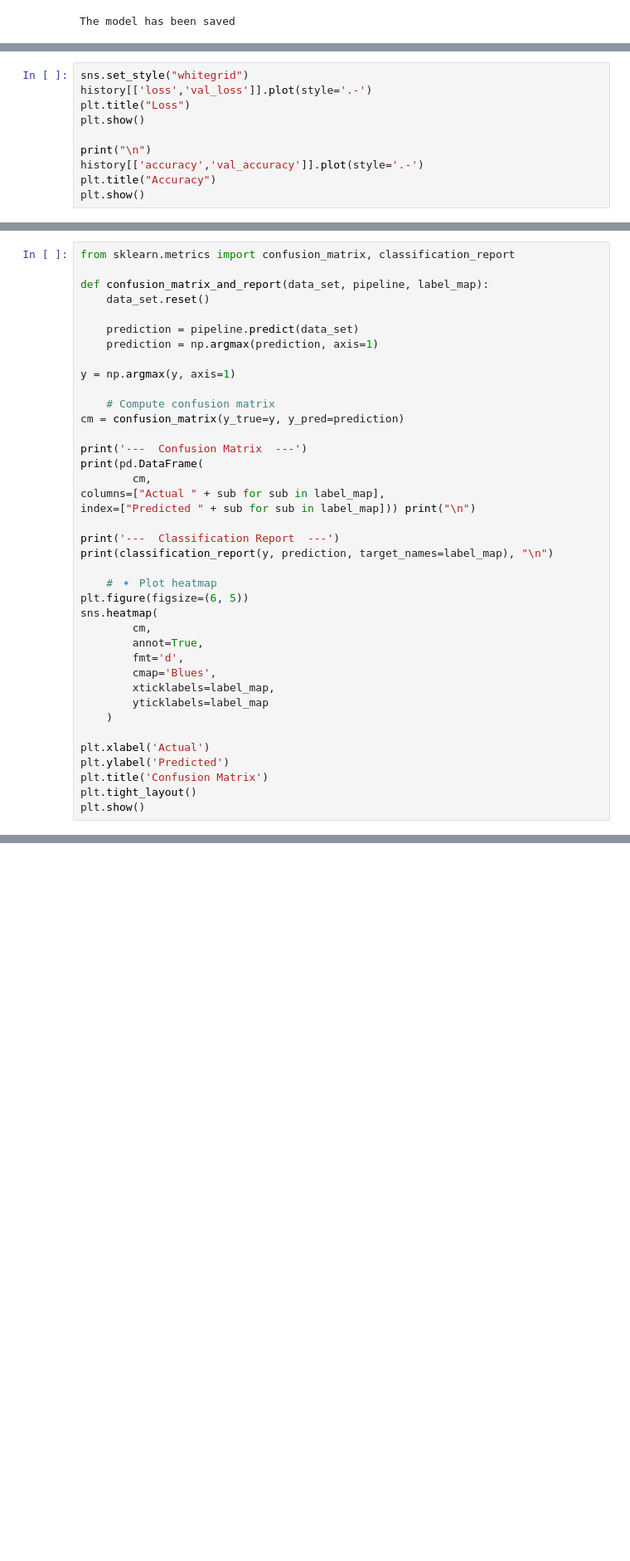
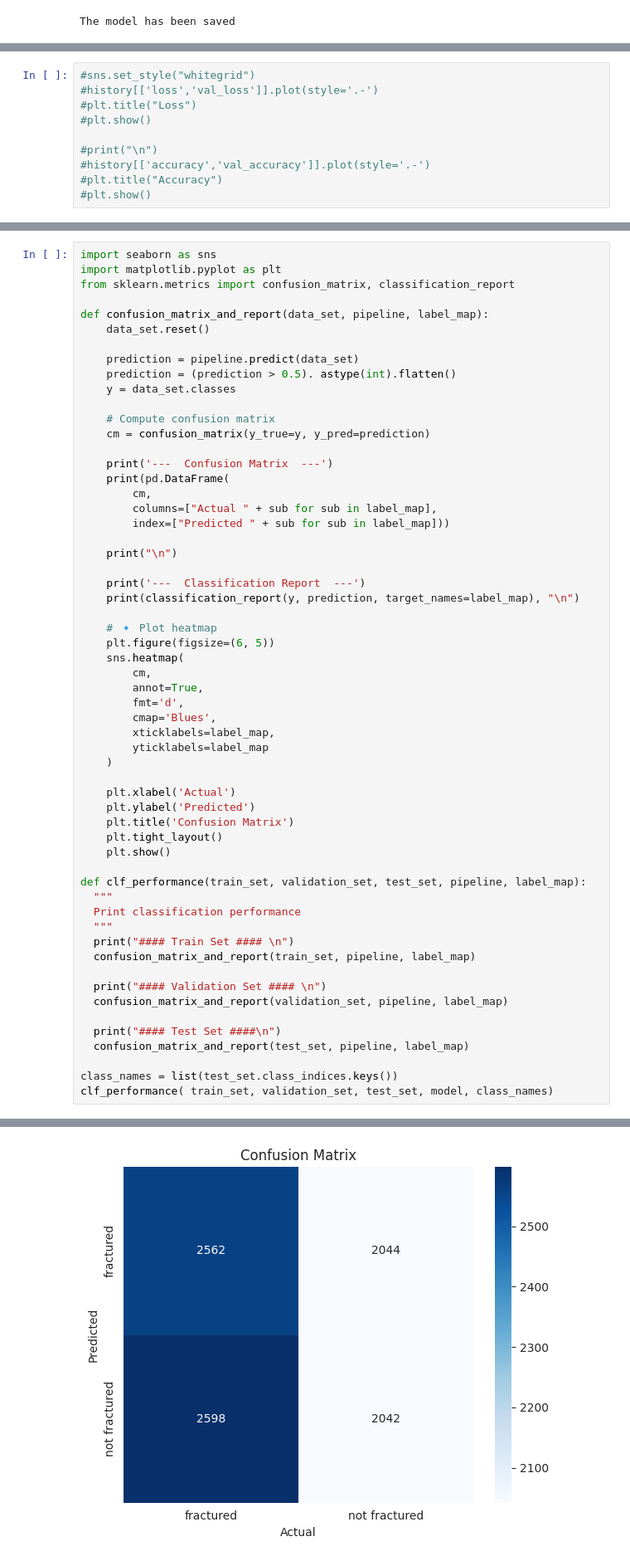
Before and after one commit to Felix-53/XrayFractureClass, a Jupyter notebook: jupytr_notebooks/Models_Evaluation.ipynb, the cells around one changed output, grey strips where cells are left out. Shown at 83% size. Drawn from its saved outputs; the diff is of its cells as text; blank space fills up the shorter version.

Commit message:
Conf Matrix and Class report

```diff
--- a/jupytr_notebooks/Models_Evaluation.ipynb
+++ b/jupytr_notebooks/Models_Evaluation.ipynb
@@ -292,10 +261,10 @@ history.head()
 # %%
-sns.set_style("whitegrid")
-history[['loss','val_loss']].plot(style='.-')
-plt.title("Loss")
-plt.show()
+#sns.set_style("whitegrid")
+#history[['loss','val_loss']].plot(style='.-')
+#plt.title("Loss")
+#plt.show()
 
-print("\n")
-history[['accuracy','val_accuracy']].plot(style='.-')
-plt.title("Accuracy")
-plt.show()
+#print("\n")
+#history[['accuracy','val_accuracy']].plot(style='.-')
+#plt.title("Accuracy")
+#plt.show()
@@ -313,29 +280,32 @@ Test Accuracy = :0.8241
 # %%
+import seaborn as sns
+import matplotlib.pyplot as plt
 from sklearn.metrics import confusion_matrix, classification_report
 
 def confusion_matrix_and_report(data_set, pipeline, label_map):
     data_set.reset()
 
     prediction = pipeline.predict(data_set)
-    prediction = np.argmax(prediction, axis=1)
-
-y = np.argmax(y, axis=1)
+    prediction = (prediction > 0.5). astype(int).flatten()
+    y = data_set.classes
 
     # Compute confusion matrix
-cm = confusion_matrix(y_true=y, y_pred=prediction)
+    cm = confusion_matrix(y_true=y, y_pred=prediction)
 
-print('---  Confusion Matrix  ---')
-print(pd.DataFrame(
+    print('---  Confusion Matrix  ---')
+    print(pd.DataFrame(
         cm,
-columns=["Actual " + sub for sub in label_map],
-index=["Predicted " + sub for sub in label_map])) print("\n")
+        columns=["Actual " + sub for sub in label_map],
+        index=["Predicted " + sub for sub in label_map]))
 
-print('---  Classification Report  ---')
-print(classification_report(y, prediction, target_names=label_map), "\n")
+    print("\n")
+
+    print('---  Classification Report  ---')
+    print(classification_report(y, prediction, target_names=label_map), "\n")
 
     # 🔹 Plot heatmap
-plt.figure(figsize=(6, 5))
-sns.heatmap(
+    plt.figure(figsize=(6, 5))
+    sns.heatmap(
         cm,
         annot=True,
         fmt='d',
@@ -344,8 +314,25 @@ sns.heatmap(
         yticklabels=label_map
     )
 
-plt.xlabel('Actual')
-plt.ylabel('Predicted')
-plt.title('Confusion Matrix')
-plt.tight_layout()
-plt.show()
+    plt.xlabel('Actual')
+    plt.ylabel('Predicted')
+    plt.title('Confusion Matrix')
+    plt.tight_layout()
+    plt.show()
+
+def clf_performance(train_set, validation_set, test_set, pipeline, label_map):
+  """
+  Print classification performance
+  """
+  print("#### Train Set #### \n")
+  confusion_matrix_and_report(train_set, pipeline, label_map)
+
+  print("#### Validation Set #### \n")
+  confusion_matrix_and_report(validation_set, pipeline, label_map)
+
+  print("#### Test Set ####\n")
+  confusion_matrix_and_report(test_set, pipeline, label_map)
+
+class_names = list(test_set.class_indices.keys())
+clf_performance( train_set, validation_set, test_set, model, class_names)
+# %% [output]
@@ -351,0 +357 @@ plt.show()
+[figure, added]
```
Also changed, not shown: parts of 9 cells of this notebook, 1 other file.
